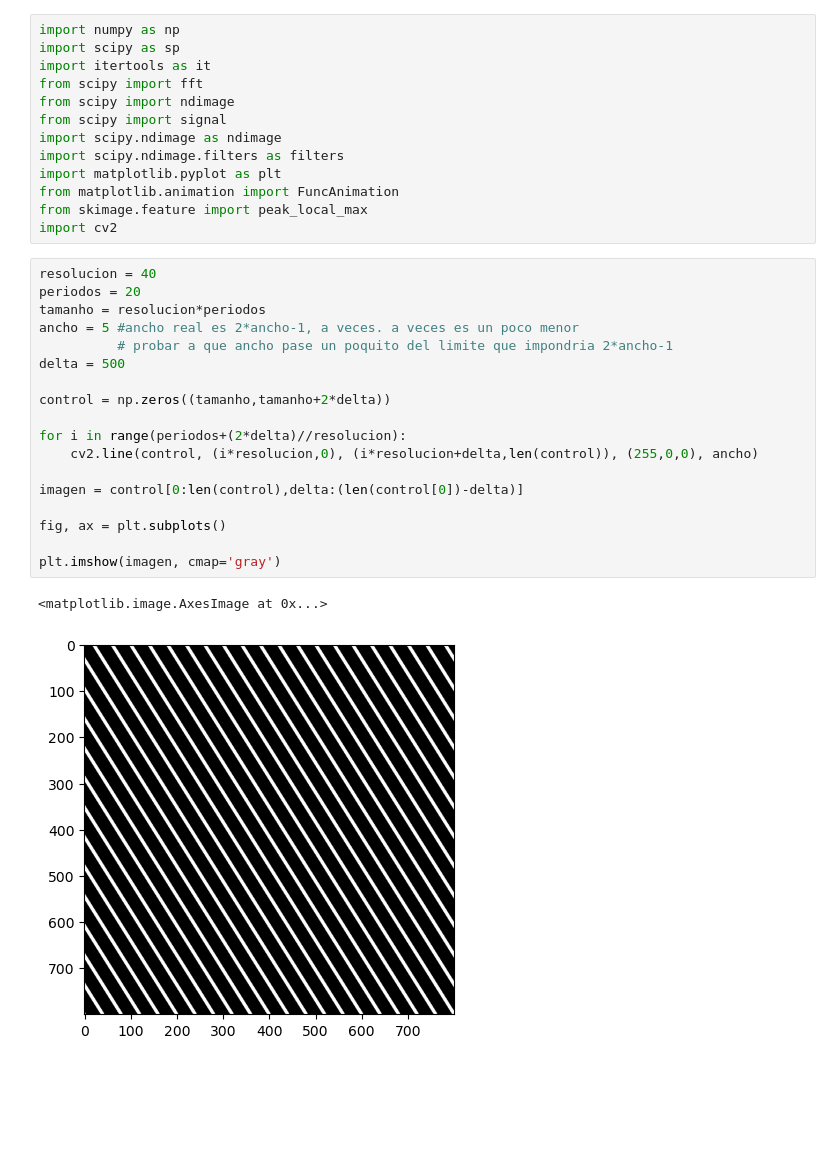
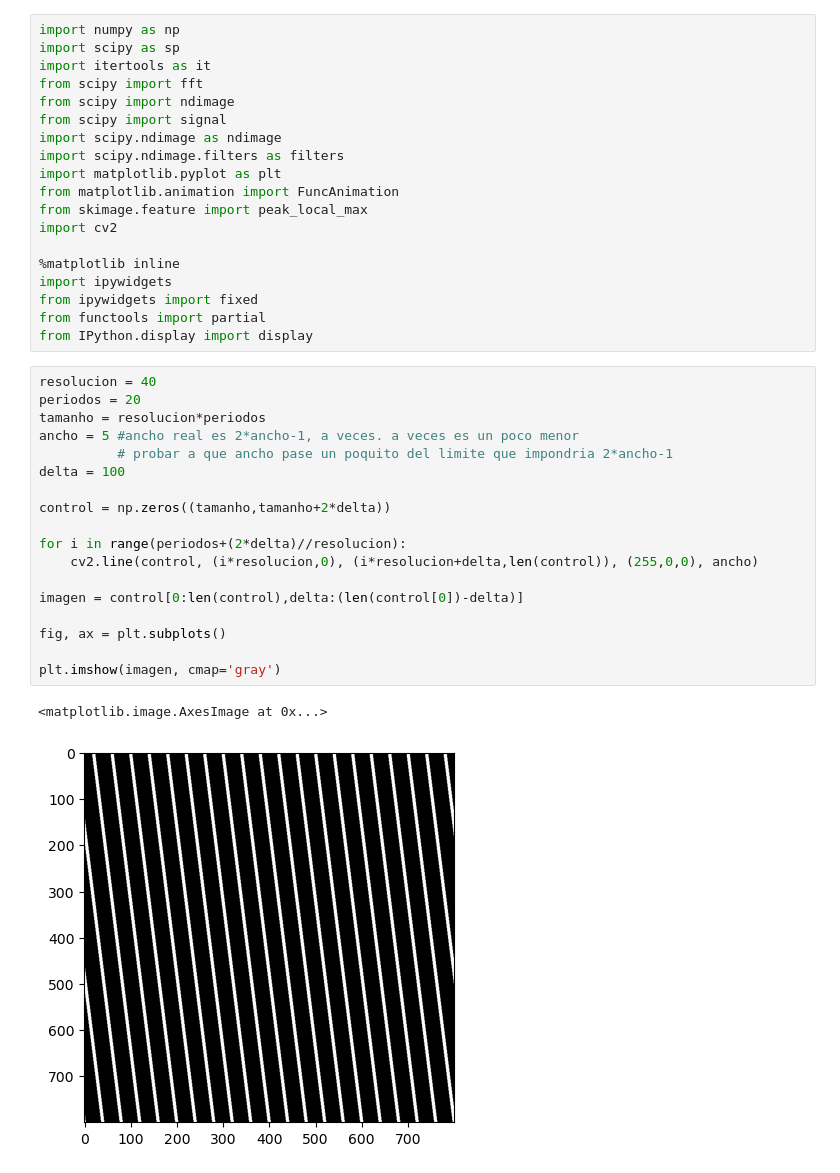
Before and after one commit to osdhernandezpa/parametro, a Jupyter notebook: control-con-clase.ipynb, the cells around one changed output. Drawn from its saved outputs; the diff is of its cells as text; blank space fills up the shorter version.

```diff
--- a/control-con-clase.ipynb
+++ b/control-con-clase.ipynb
@@ -11,24 +11,30 @@ import matplotlib.pyplot as plt
 from matplotlib.animation import FuncAnimation
 from skimage.feature import peak_local_max
 import cv2
+
+%matplotlib inline
+import ipywidgets
+from ipywidgets import fixed
+from functools import partial
+from IPython.display import display
 # %%
 resolucion = 40
 periodos = 20
 tamanho = resolucion*periodos
 ancho = 5 #ancho real es 2*ancho-1, a veces. a veces es un poco menor
           # probar a que ancho pase un poquito del limite que impondria 2*ancho-1
-delta = 500
+delta = 100
 
 control = np.zeros((tamanho,tamanho+2*delta))
 
 for i in range(periodos+(2*delta)//resolucion):
     cv2.line(control, (i*resolucion,0), (i*resolucion+delta,len(control)), (255,0,0), ancho)
 
 imagen = control[0:len(control),delta:(len(control[0])-delta)]
 
 fig, ax = plt.subplots()
 
 plt.imshow(imagen, cmap='gray')
 # %% [output]
 <matplotlib.image.AxesImage at 0x...>
-[figure, old version]
+[figure, new version]
```
Also changed, not shown: parts of 15 cells of this notebook.
